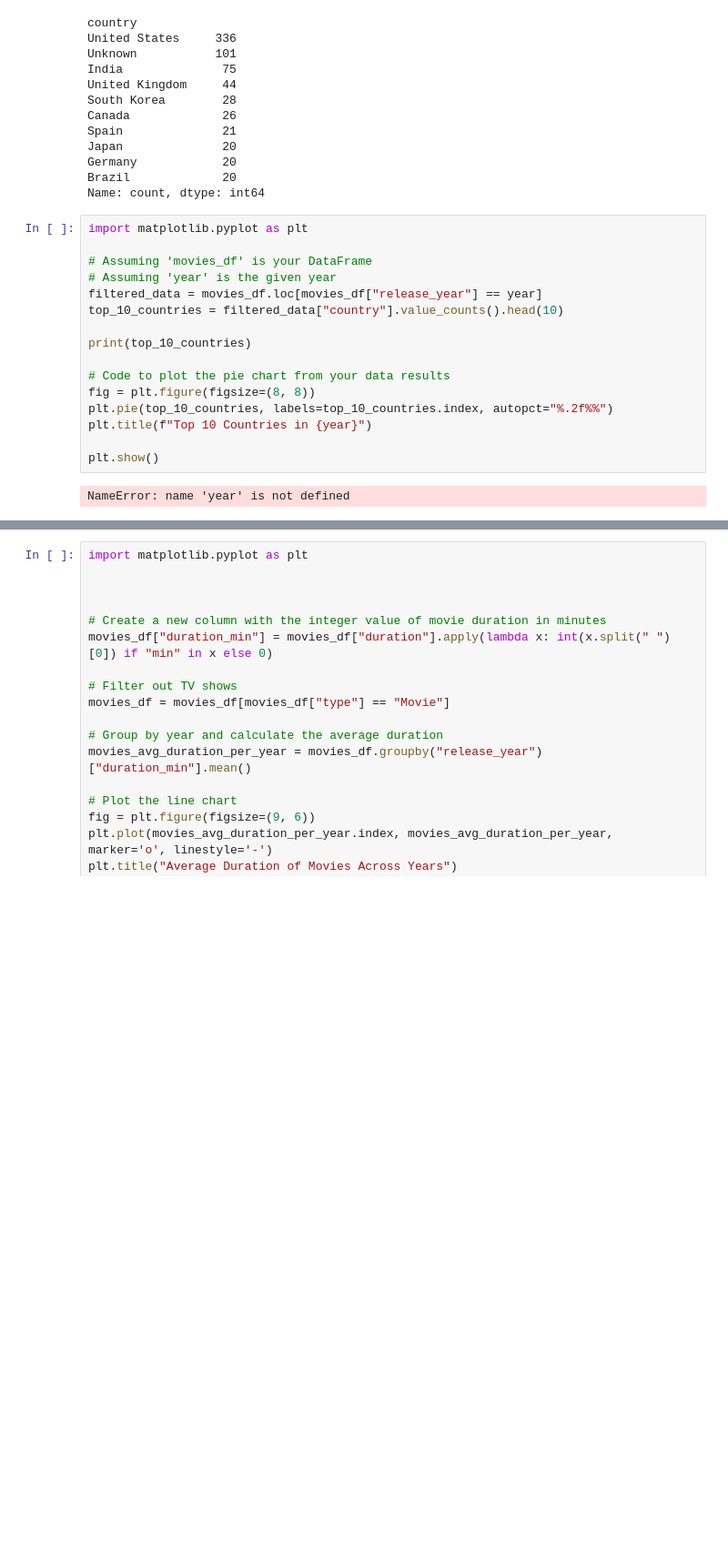
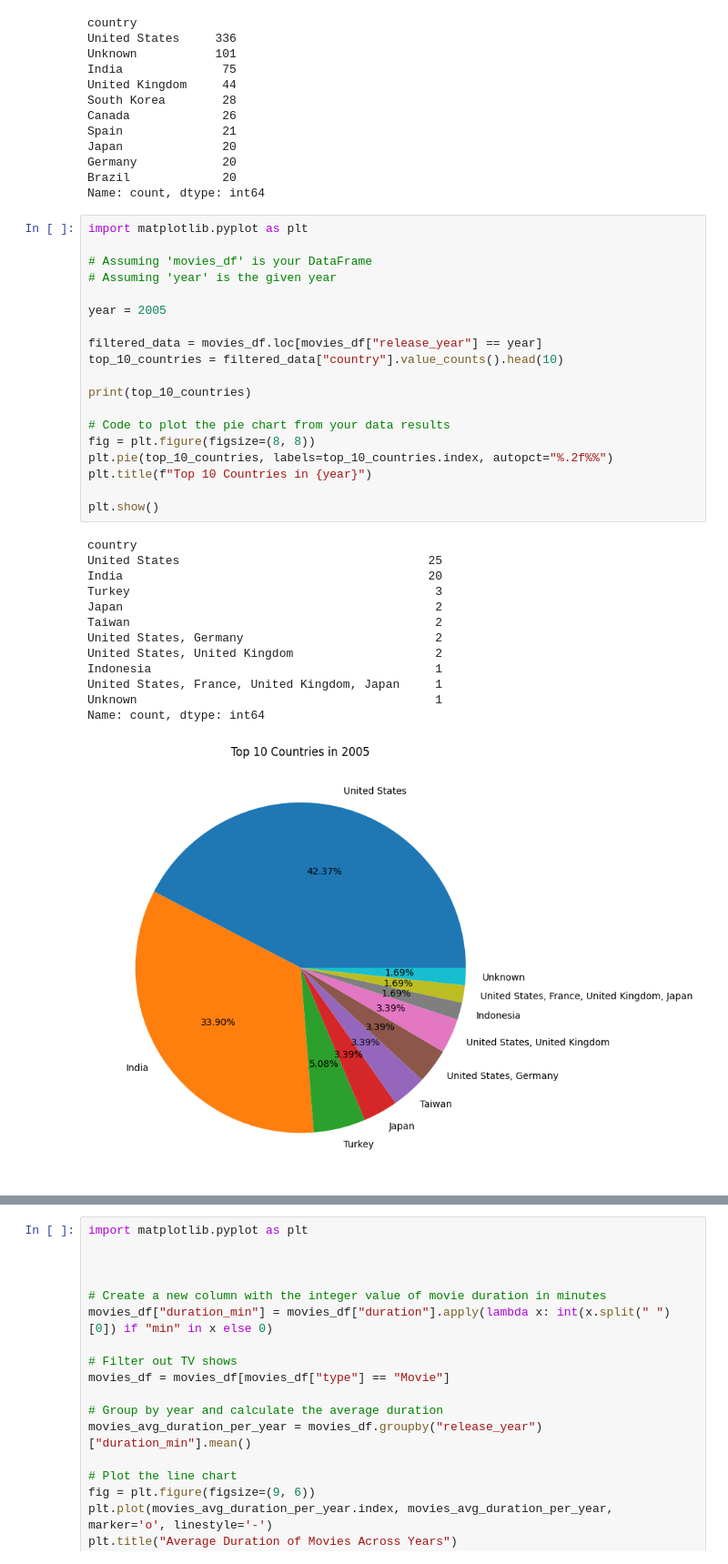
Before and after one commit to Rozitatsan/rozita_eae_ipld_project, a Jupyter notebook: development/02_netflix_data_analysis.ipynb, the cells around one changed output, grey strips where cells are left out. Shown at 91% size. Saved outputs shown, nothing was run; the diff lists cells and outputs as text; blank space fills up the shorter version.

```diff
--- a/development/02_netflix_data_analysis.ipynb
+++ b/development/02_netflix_data_analysis.ipynb
@@ -148,21 +148,36 @@ Name: count, dtype: int64
 # %%
 import matplotlib.pyplot as plt
 
 # Assuming 'movies_df' is your DataFrame
 # Assuming 'year' is the given year
+
+year = 2005
+
 filtered_data = movies_df.loc[movies_df["release_year"] == year]
 top_10_countries = filtered_data["country"].value_counts().head(10)
 
 print(top_10_countries)
 
 # Code to plot the pie chart from your data results
 fig = plt.figure(figsize=(8, 8))
 plt.pie(top_10_countries, labels=top_10_countries.index, autopct="%.2f%%")
 plt.title(f"Top 10 Countries in {year}")
 
 plt.show()
 # %% [output]
-NameError: name 'year' is not defined
+country
+United States                                   25
+India                                           20
+Turkey                                           3
+Japan                                            2
+Taiwan                                           2
+United States, Germany                           2
+United States, United Kingdom                    2
+Indonesia                                        1
+United States, France, United Kingdom, Japan     1
+Unknown                                          1
+Name: count, dtype: int64
+[figure, added]
 # %%
 # Ex 2.7: Make a line chart of the average duration of movies (not TV shows) in minutes for every year across all the years.
 
```
Also changed, not shown: parts of 1 cell of this notebook.
